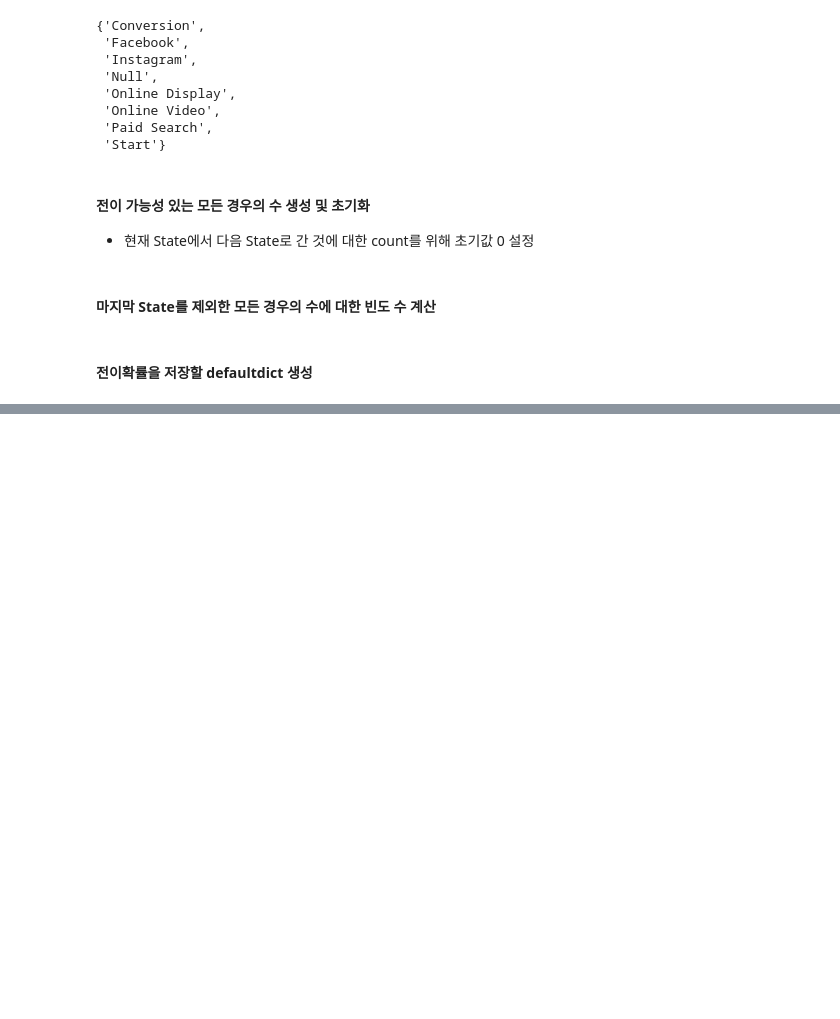
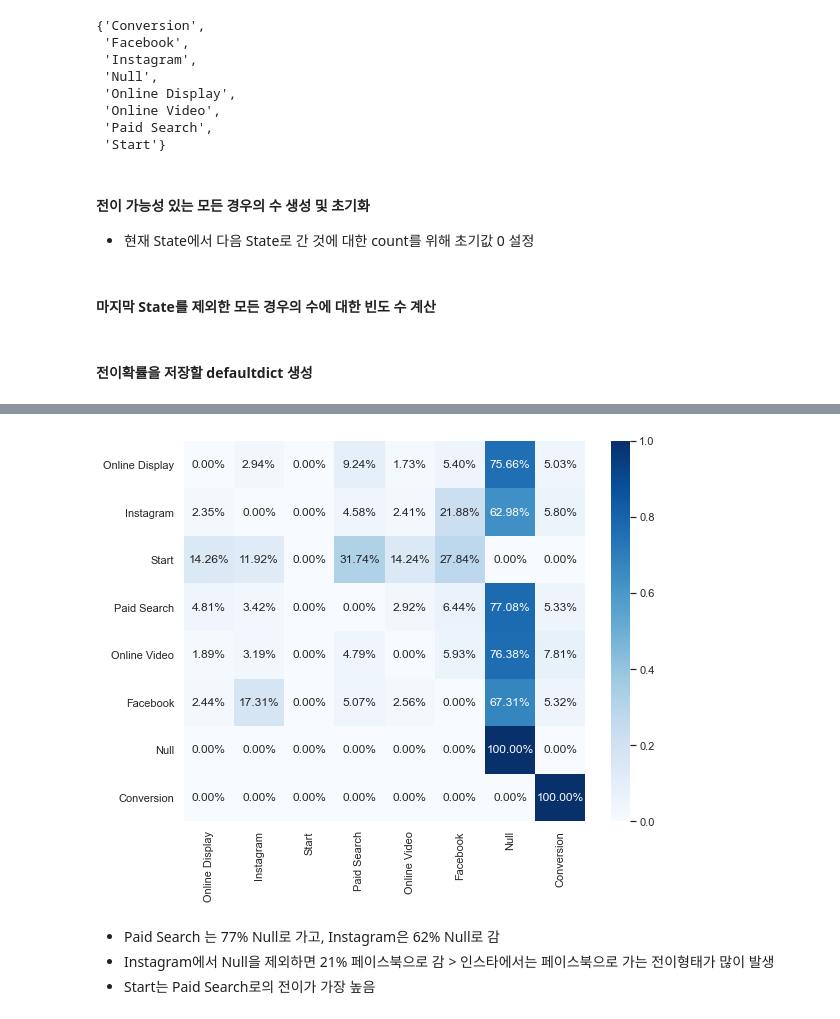
Before and after one commit to aeea-0605/e-commerce-analysis-repo, a Jupyter notebook: 03_budget_optimization.ipynb, the cells around one changed output, grey strips where cells are left out. Saved outputs shown, nothing was run; the diff lists cells and outputs as text; code cells hidden in the pictures; blank space fills up the shorter version.

```diff
--- a/03_budget_optimization.ipynb
+++ b/03_budget_optimization.ipynb
@@ -448,0 +451,7 @@ defaultdict(dict,
+# %%
+trans_matrix = pd.DataFrame()
+for channel in unique_channels:
+    trans_matrix[channel] = 0.00
+    trans_matrix.loc[channel] = 0.00
+
+    trans_matrix.loc[channel][channel] = 1.0 if channel in ['Conversion', 'Null'] else 0.0
@@ -448,0 +472,4 @@ defaultdict(dict,
+# %%
+for k, v in trans_prob.items():
+    origin, destination = k.split('>')
+    trans_matrix.at[origin, destination] = v
@@ -448,0 +488,9 @@ defaultdict(dict,
+# %%
+ax = sns.heatmap(trans_matrix, annot=True, fmt='.2%', cmap="Blues")
+ax.figure.set_size_inches(9, 7)
+# %% [output]
+[figure, added]
+# %% [markdown]
+- Paid Search 는 77% Null로 가고, Instagram은 62% Null로 감
+- Instagram에서 Null을 제외하면 21% 페이스북으로 감 > 인스타에서는 페이스북으로 가는 전이형태가 많이 발생
+- Start는 Paid Search로의 전이가 가장 높음
```
Also changed, not shown: parts of 5 cells of this notebook.
